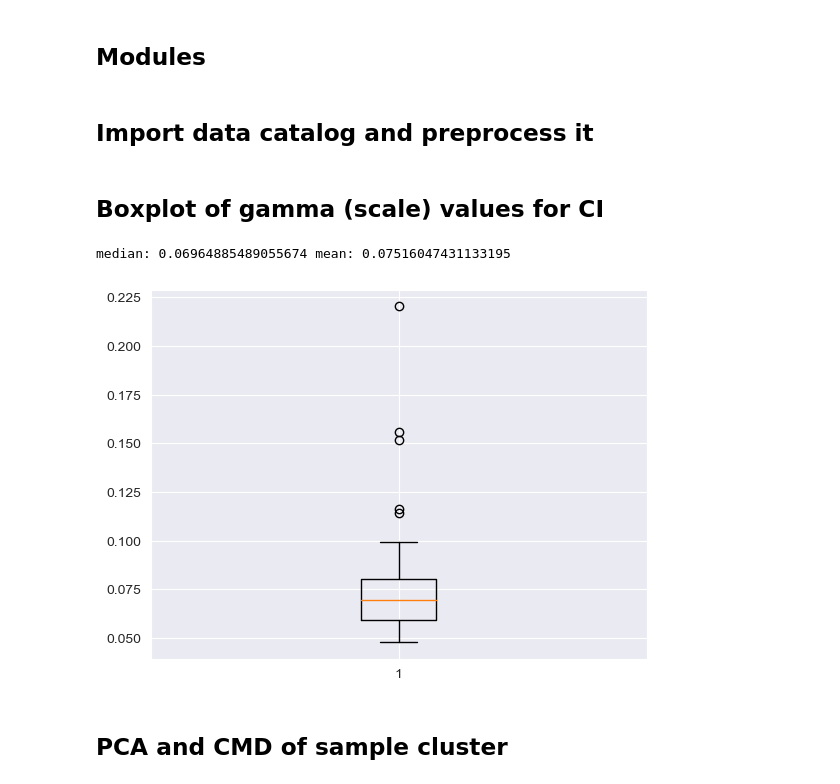
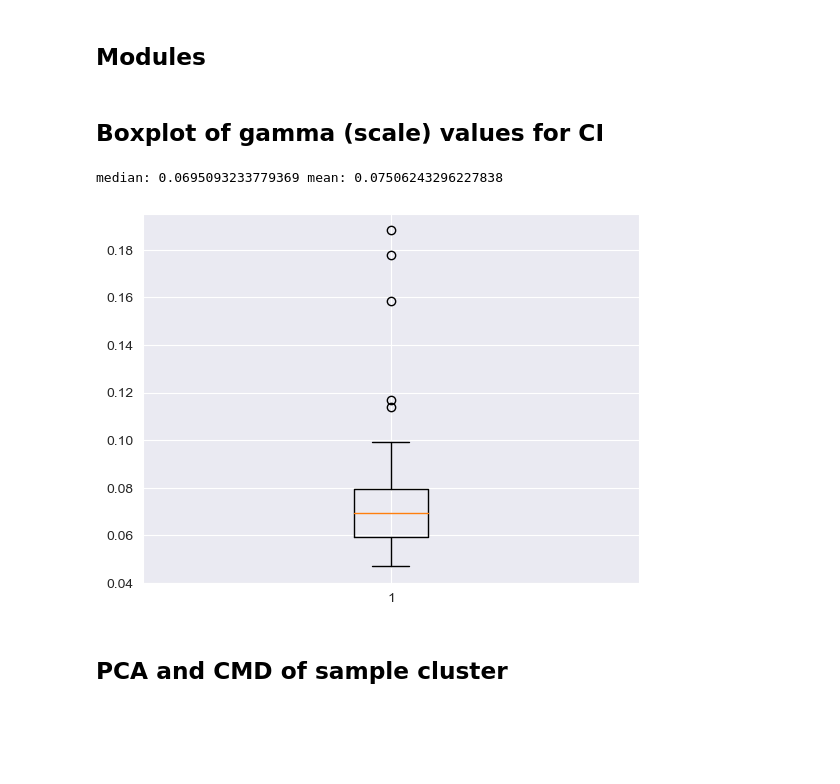
Before and after one commit to rottenstea/Empirical_isochrones, a Jupyter notebook: notebooks/Hyperparameter_plots.ipynb, the cells around one changed output. Drawn from its saved outputs; the diff is of its cells as text; code cells hidden in the pictures; blank space fills up the shorter version.

```diff
--- a/notebooks/Hyperparameter_plots.ipynb
+++ b/notebooks/Hyperparameter_plots.ipynb
@@ -46,17 +39,3 @@ preprocess = False
-# %% [markdown]
-## Import data catalog and preprocess it
-# %%
-# Catalog selection
-CI_raw = "/Users/alena/PycharmProjects/PaperI/data/Cluster_data_raw/Cantat-Gaudin_Xmatch_GAIA.csv"
-
-CI_cols = ["Cluster", "parallax_EDR3", "parallax_error_EDR3", "phot_g_mean_mag_corrected", "phot_bp_mean_mag_EDR3",
-           "phot_rp_mean_mag_EDR3", "phot_g_mean_mag_error_corrected", "phot_bp_mean_mag_error",
-           "phot_rp_mean_mag_error",
-           "bp_rp_EDR3"]
-
-CI_names = ["Cluster_id", "plx", "e_plx", "G_mag", "BP_mag", "RP_mag", "e_G_mag", "e_BP_mag", "e_RP_mag", "BP_RP"]
-
-CI_clusters, CI_df = create_df(CI_raw, CI_cols, CI_names)
 # %%
 sns.set_style("darkgrid")
 # %% [markdown]
@@ -64,19 +43,19 @@ sns.set_style("darkgrid")
 # %%
 scale = np.empty(shape = len(CI_clusters))
 for i,cluster in enumerate(CI_clusters):
     OC = star_cluster(cluster, CI_df)
-    pca = PCA(n_components=2)
-    pca_arr = pca.fit_transform(OC.CMD)
-    X = pca_arr[:, 0].reshape(len(pca_arr[:, 0]), 1)
+    OC.create_CMD()
+
+    X = OC.PCA_XY[:, 0].reshape(len(OC.PCA_XY[:, 0]), 1)
     scale[i] = 1 / (2* np.var(X))
 
 f,ax = plt.subplots()
 ax.boxplot(scale)
 
 print("median:",np.median(scale),"mean:", np.mean(scale))
 # %% [output]
-median: 0.06964885489055674 mean: 0.07516047431133195
+median: 0.0695093233779369 mean: 0.07506243296227838
-[figure, old version]
+[figure, new version]
 # %% [markdown]
  ## PCA and CMD of sample cluster
 # %%
```
Also changed, not shown: parts of 6 cells of this notebook, 20 other files.
